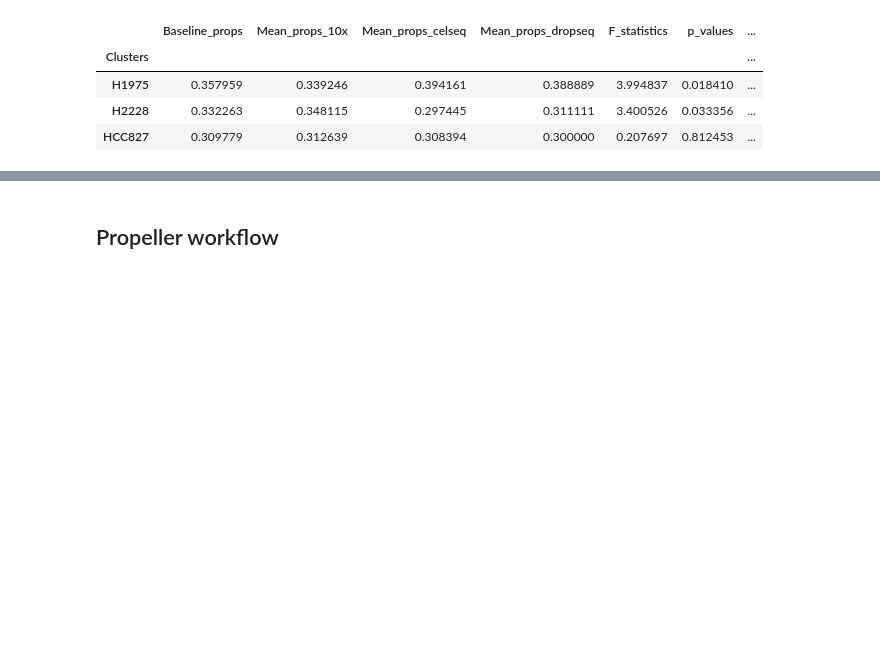
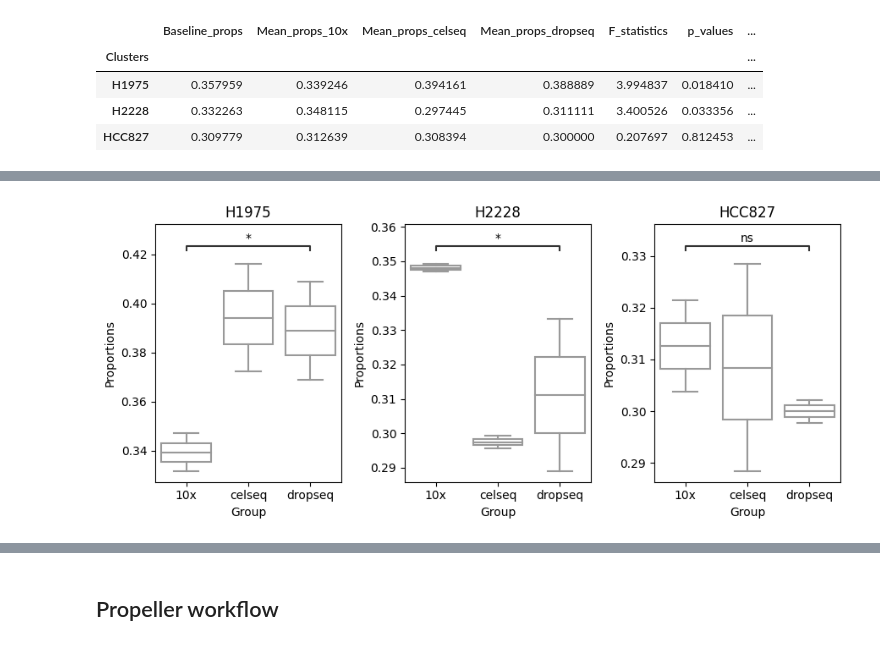
Before and after one commit to loosolab/scanpro, a Jupyter notebook: examples/proportion_analysis.ipynb, the cells around one changed output, grey strips where cells are left out. Cells and saved outputs as stored; diff of their text form; code cells hidden in the pictures; blank space fills up the shorter version.

```diff
--- a/examples/proportion_analysis.ipynb
+++ b/examples/proportion_analysis.ipynb
@@ -74 +93,5 @@ out.plot_proportions()
+# %%
+out.plot(kind='boxplot')
+# %% [output]
+[figure, added]
 # %%
```
Also changed, not shown: parts of 13 cells of this notebook.
